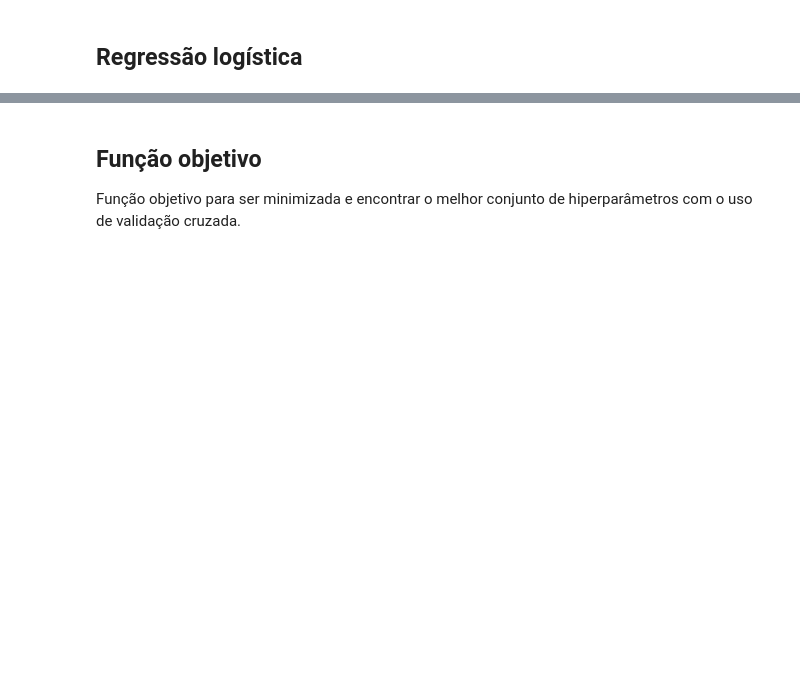
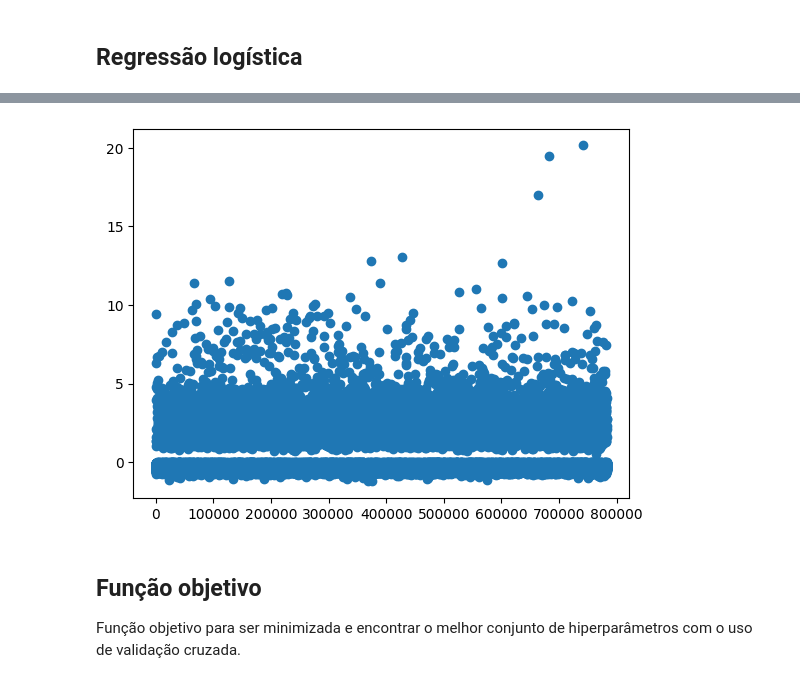
Before and after one commit to HugoCalegari/Estudo_Fraude_CC, a Jupyter notebook: vFraude_CC/4.Modelagem/1.Modelos.ipynb, the cells around one changed output, grey strips where cells are left out. Drawn from its saved outputs; the diff is of its cells as text; code cells hidden in the pictures; blank space fills up the shorter version.

```diff
--- a/vFraude_CC/4.Modelagem/1.Modelos.ipynb
+++ b/vFraude_CC/4.Modelagem/1.Modelos.ipynb
@@ -129,0 +151,6 @@ Generalized Linear Model Regression Results
+# %%
+# O eixo x é o índice da observação e o eixo y é o resíduo de pearson
+plt.plot(LR_results.resid_pearson, 'o', ls='None')
+plt.show()
+# %% [output]
+[figure, added]
```
Also changed, not shown: parts of 12 cells of this notebook.
